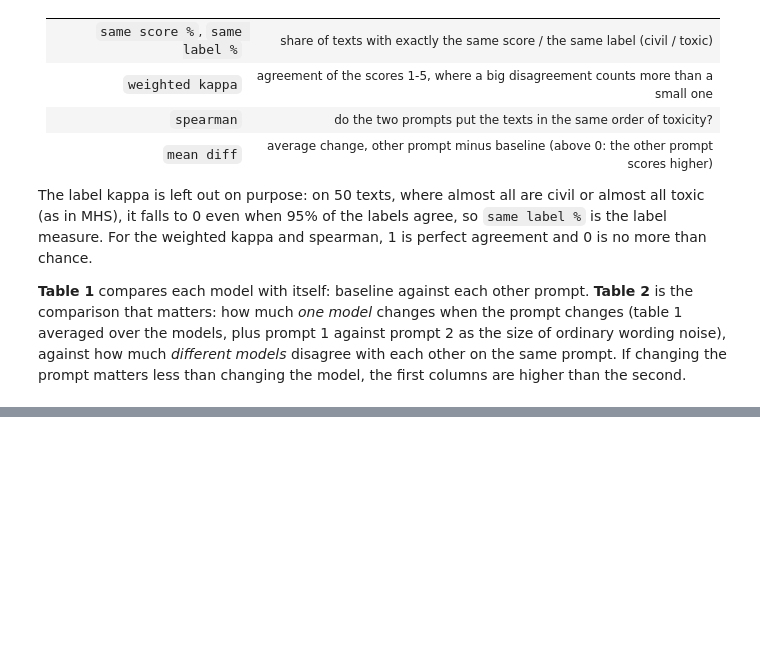
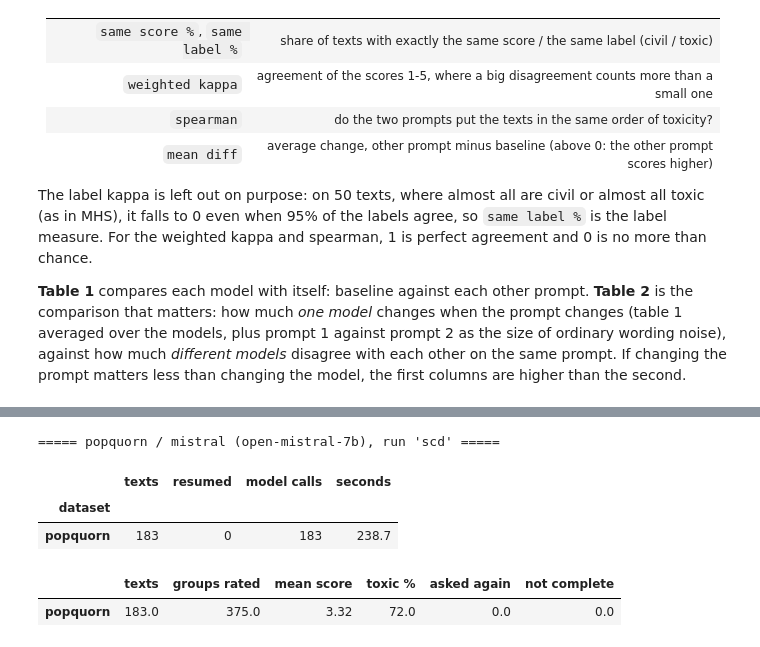
Before and after one commit to Swkratis210204/llm-dfu-bias-study, a Jupyter notebook: perspective_audit/notebooks/Datasets.ipynb, the cells around one changed output, grey strips where cells are left out. Drawn from its saved outputs; the diff is of its cells as text; code cells hidden in the pictures; blank space fills up the shorter version.

```diff
--- a/perspective_audit/notebooks/Datasets.ipynb
+++ b/perspective_audit/notebooks/Datasets.ipynb
@@ -1360,0 +847,11 @@ Table 2 (weighted kappa): one model with two prompts (mean over the models) agai
+# %%
+# popquorn: Mistral (open-mistral-7b)
+run_personas("mistral", "popquorn")
+look_personas("mistral", "popquorn")
+# %% [output]
+===== popquorn / mistral (open-mistral-7b), run 'scd' =====
+|  | texts | resumed | model calls | seconds |
+| dataset |  |  |  |  |
+| popquorn | 183 | 0 | 183 | 238.7 |
+|  | texts | groups rated | mean score | toxic % | asked again | not complete |
+| popquorn | 183.0 | 375.0 | 3.32 | 72.0 | 0.0 | 0.0 |
```
Also changed, not shown: parts of 93 cells of this notebook, 38 other files.
